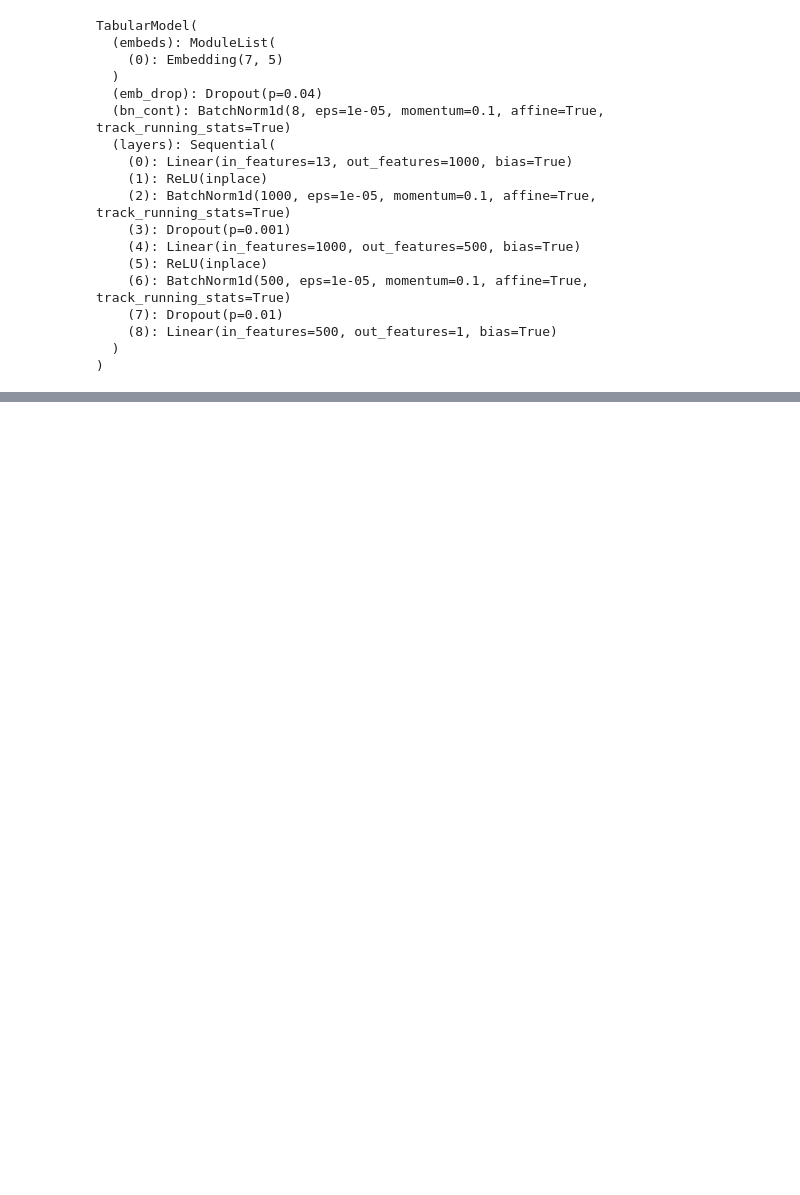
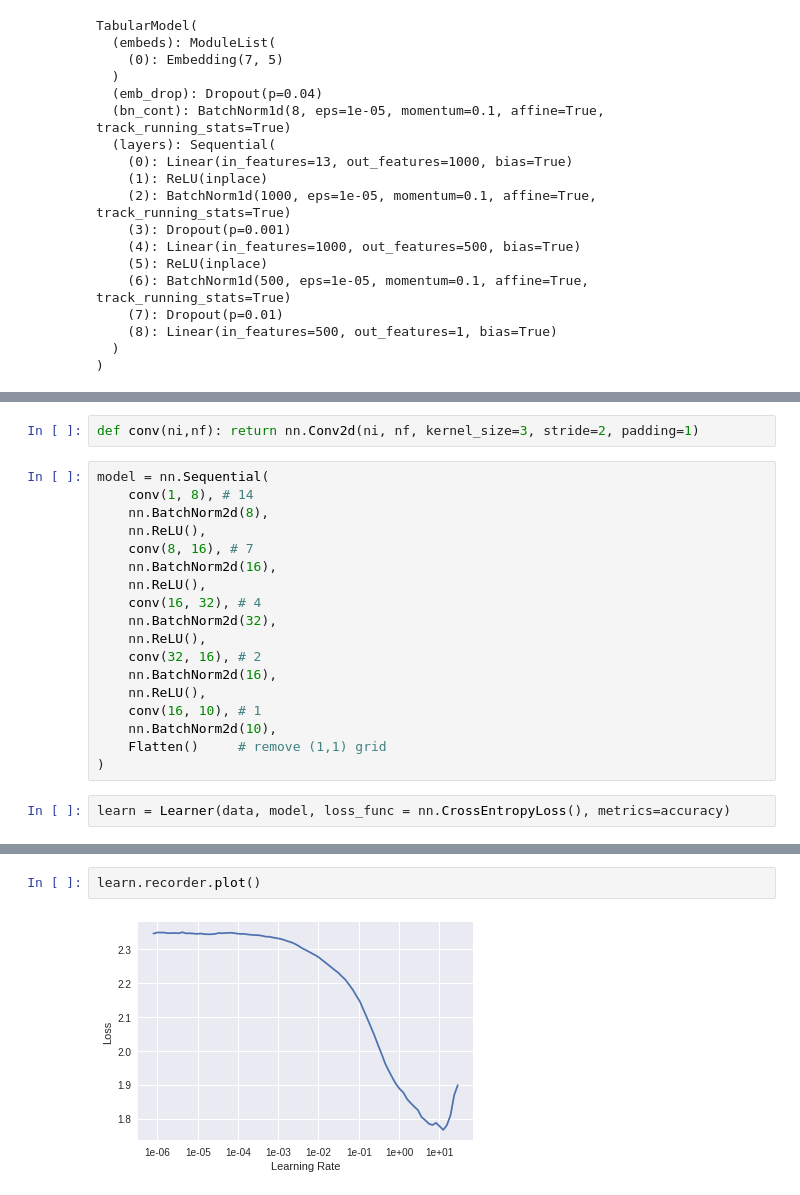
Before and after one commit to tcapelle/python_ines, a Jupyter notebook: California_housing.ipynb, the cells around one changed output, grey strips where cells are left out. Cells and saved outputs as stored; diff of their text form; blank space fills up the shorter version.

```diff
--- a/California_housing.ipynb
+++ b/California_housing.ipynb
@@ -118,0 +277,22 @@ learn.recorder.plot_losses(last=-1)
+# %%
+def conv(ni,nf): return nn.Conv2d(ni, nf, kernel_size=3, stride=2, padding=1)
+# %%
+model = nn.Sequential(
+    conv(1, 8), # 14
+    nn.BatchNorm2d(8),
+    nn.ReLU(),
+    conv(8, 16), # 7
+    nn.BatchNorm2d(16),
+    nn.ReLU(),
+    conv(16, 32), # 4
+    nn.BatchNorm2d(32),
+    nn.ReLU(),
+    conv(32, 16), # 2
+    nn.BatchNorm2d(16),
+    nn.ReLU(),
+    conv(16, 10), # 1
+    nn.BatchNorm2d(10),
+    Flatten()     # remove (1,1) grid
+)
+# %%
+learn = Learner(data, model, loss_func = nn.CrossEntropyLoss(), metrics=accuracy)
@@ -118,0 +332,4 @@ learn.recorder.plot_losses(last=-1)
+# %%
+learn.recorder.plot()
+# %% [output]
+[figure, added]
```
Also changed, not shown: parts of 54 cells of this notebook.
